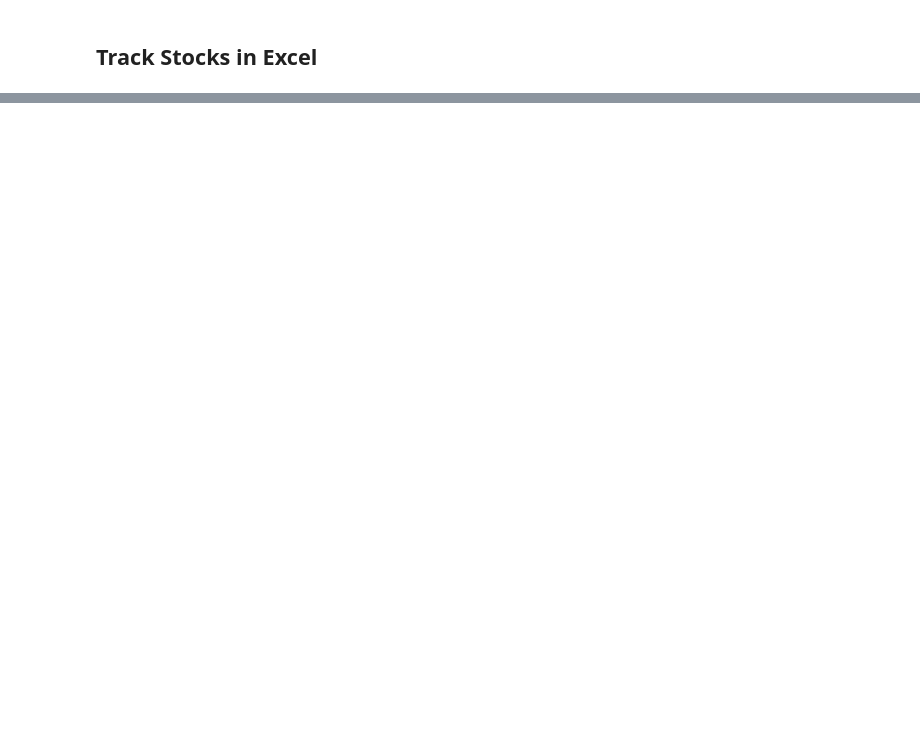
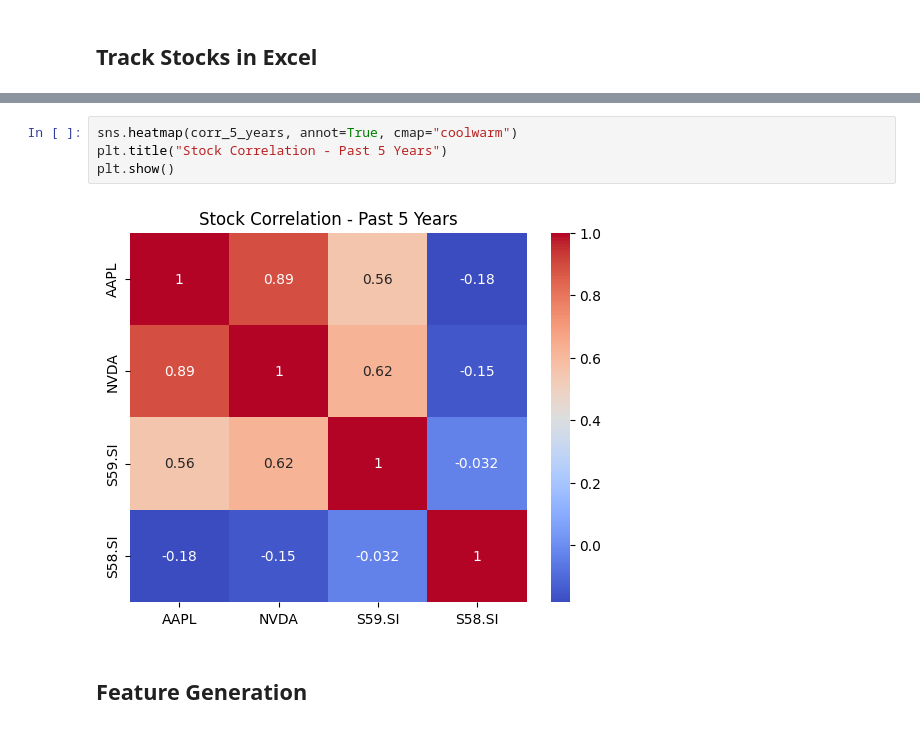
Before and after one commit to ffactor1/Stock-moitoring-dashboard, a Jupyter notebook: Financial Data Science Mastery.ipynb, the cells around one changed output, grey strips where cells are left out. Saved outputs shown, nothing was run; the diff lists cells and outputs as text; blank space fills up the shorter version.

```diff
--- a/Financial Data Science Mastery.ipynb
+++ b/Financial Data Science Mastery.ipynb
@@ -65,0 +415,8 @@ Date
+# %%
+sns.heatmap(corr_5_years, annot=True, cmap="coolwarm")
+plt.title("Stock Correlation - Past 5 Years")
+plt.show()
+# %% [output]
+[figure, added]
+# %% [markdown]
+## Feature Generation
```
Also changed, not shown: parts of 19 cells of this notebook, 15 other files.
